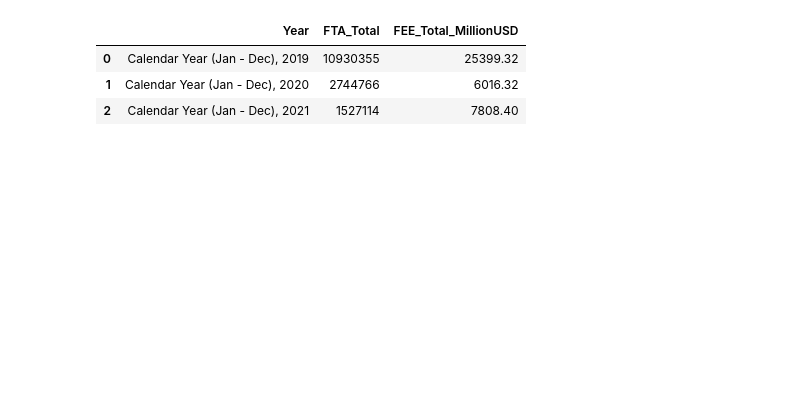
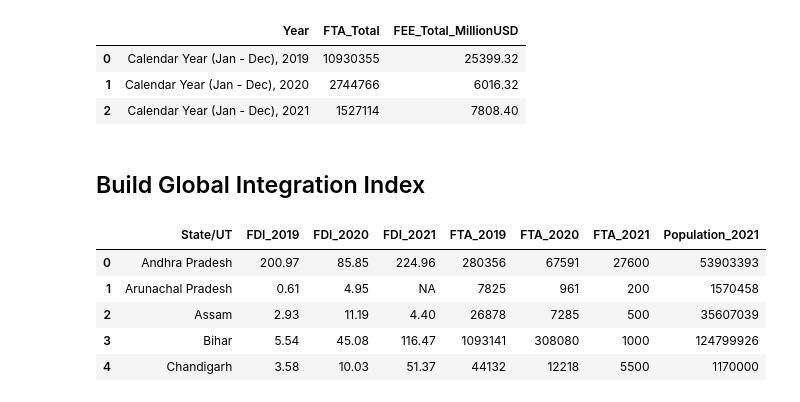
Before and after one commit to NicoleAki/NDAP-Project, a Jupyter notebook: project.ipynb, the cells around one changed output. Cells and saved outputs as stored; diff of their text form; code cells hidden in the pictures; blank space fills up the shorter version.

```diff
--- a/project.ipynb
+++ b/project.ipynb
@@ -451,3 +451,15 @@ result.to_csv(r'C:\Users\nicol\New folder\NDAP-Project\datasets\fta_fee_summary.
 merged_fta_tourism = pd.read_csv(r'C:\Users\nicol\New folder\NDAP-Project\datasets\merged_fta_tourism.csv')
 fta_fee_full = pd.merge(fta_fee_summary, merged_fta_tourism, on='Year', how='inner')
 fta_fee_full.head()'''
+# %% [markdown]
+## Build Global Integration Index
+# %%
+fdi_fta_merged_copy = pd.read_csv(r'C:\Users\nicol\New folder\NDAP-Project\datasets\fdi_fta_merged.csv')
+fdi_fta_merged_copy.head()
+# %% [output]
+|  | State/UT | FDI_2019 | FDI_2020 | FDI_2021 | FTA_2019 | FTA_2020 | FTA_2021 | Population_2021 |
+| 0 | Andhra Pradesh | 200.97 | 85.85 | 224.96 | 280356 | 67591 | 27600 | 53903393 |
+| 1 | Arunachal Pradesh | 0.61 | 4.95 | NA | 7825 | 961 | 200 | 1570458 |
+| 2 | Assam | 2.93 | 11.19 | 4.40 | 26878 | 7285 | 500 | 35607039 |
+| 3 | Bihar | 5.54 | 45.08 | 116.47 | 1093141 | 308080 | 1000 | 124799926 |
+| 4 | Chandigarh | 3.58 | 10.03 | 51.37 | 44132 | 12218 | 5500 | 1170000 |
```
Also changed, not shown: parts of 11 cells of this notebook, 4 other files.
